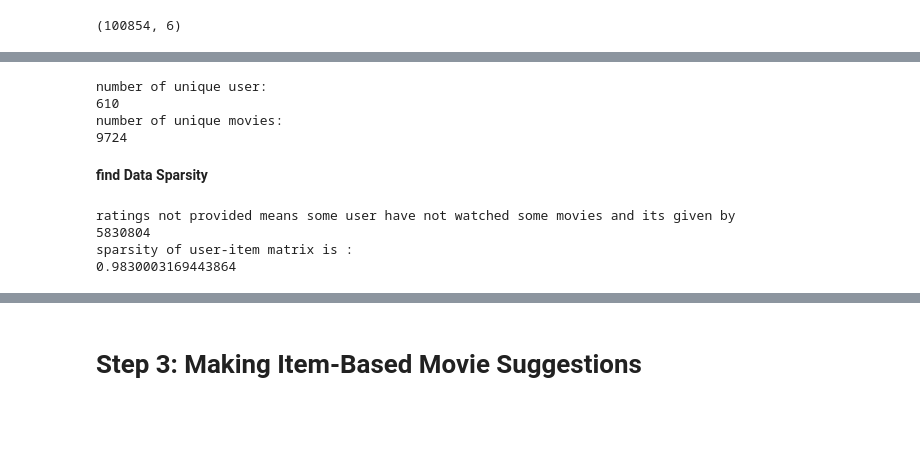
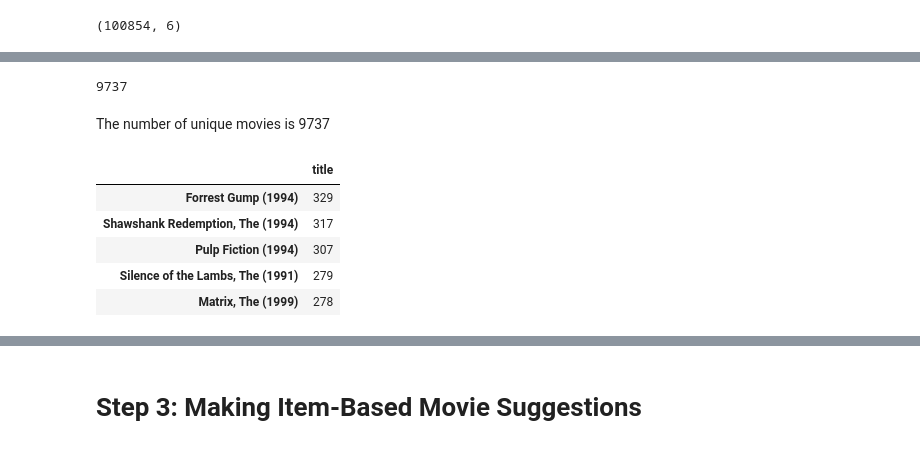
Before and after one commit to cijagani/phd-work, a Jupyter notebook: item_based_rs_demo_cijagani.ipynb, the cells around one changed output, grey strips where cells are left out. Drawn from its saved outputs; the diff is of its cells as text; code cells hidden in the pictures; blank space fills up the shorter version.

```diff
--- a/item_based_rs_demo_cijagani.ipynb
+++ b/item_based_rs_demo_cijagani.ipynb
@@ -114,30 +116,16 @@ df.shape
-# %%
-unique_user = ratings.userId.nunique(dropna = True)
-unique_movie = ratings.movieId.nunique(dropna = True)
-print("number of unique user:")
-print(unique_user)
-print("number of unique movies:")
-print(unique_movie)
-# %% [output]
-number of unique user:
-610
-number of unique movies:
-9724
-# %% [markdown]
-**find Data Sparsity**
-# %%
-# for creating item user matrix  .. we need to check how many ratings we have or how many are absent .
-total_ratings = unique_user*unique_movie
-rating_present = ratings.shape[0]
-
-ratings_not_provided = total_ratings - rating_present
-
-print("ratings not provided means some user have not watched some movies and its given by")
-print(ratings_not_provided)
-print("sparsity of user-item matrix is :")
-print(ratings_not_provided / total_ratings)
-# %% [output]
-ratings not provided means some user have not watched some movies and its given by
-5830804
-sparsity of user-item matrix is :
-0.9830003169443864
+# %%
+df["title"].nunique()
+# %% [output]
+9737
+# %% [markdown]
+The number of unique movies is 9737
+# %%
+rating_counts = pd.DataFrame(df["title"].value_counts())
+rating_counts.head()
+# %% [output]
+|  | title |
+| Forrest Gump (1994) | 329 |
+| Shawshank Redemption, The (1994) | 317 |
+| Pulp Fiction (1994) | 307 |
+| Silence of the Lambs, The (1991) | 279 |
+| Matrix, The (1999) | 278 |
```
Also changed, not shown: parts of 12 cells of this notebook.
